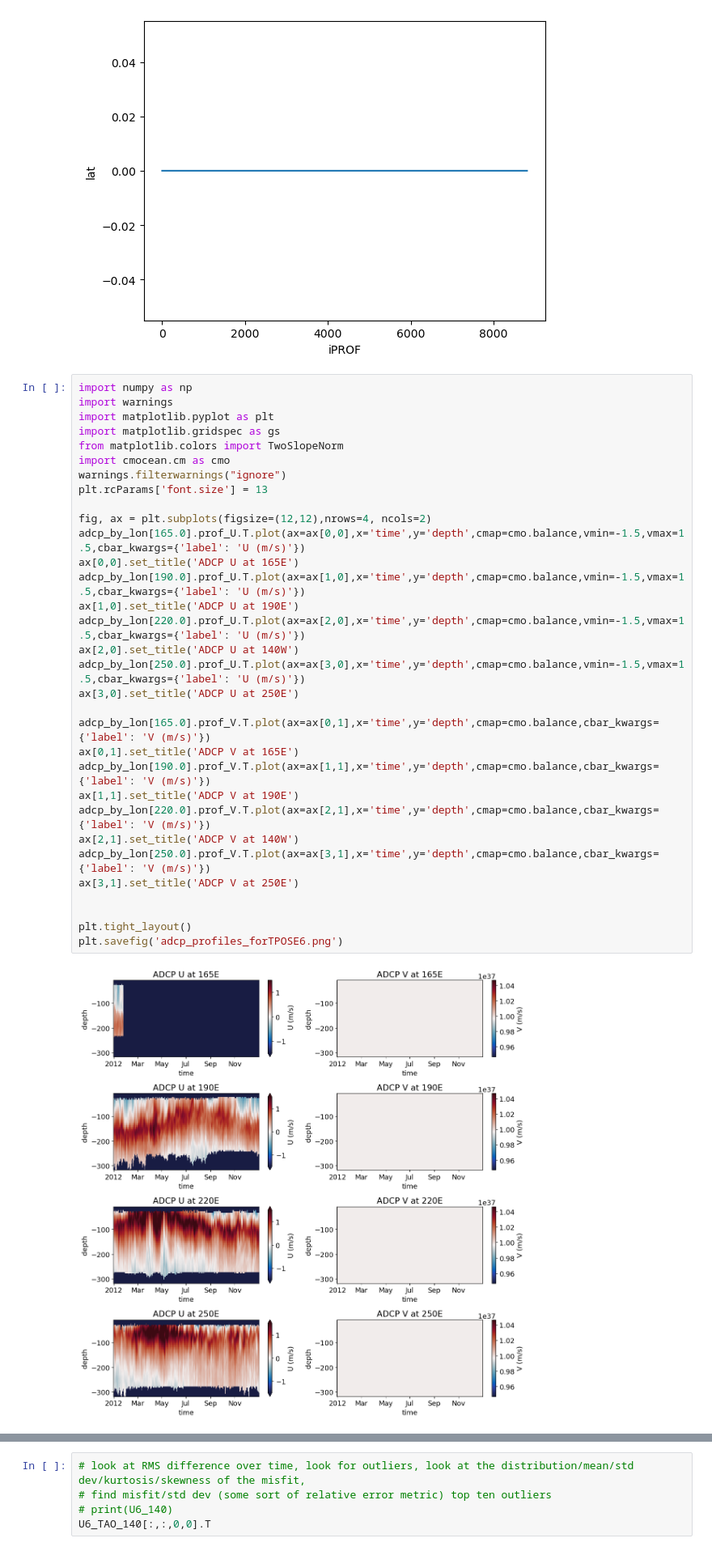
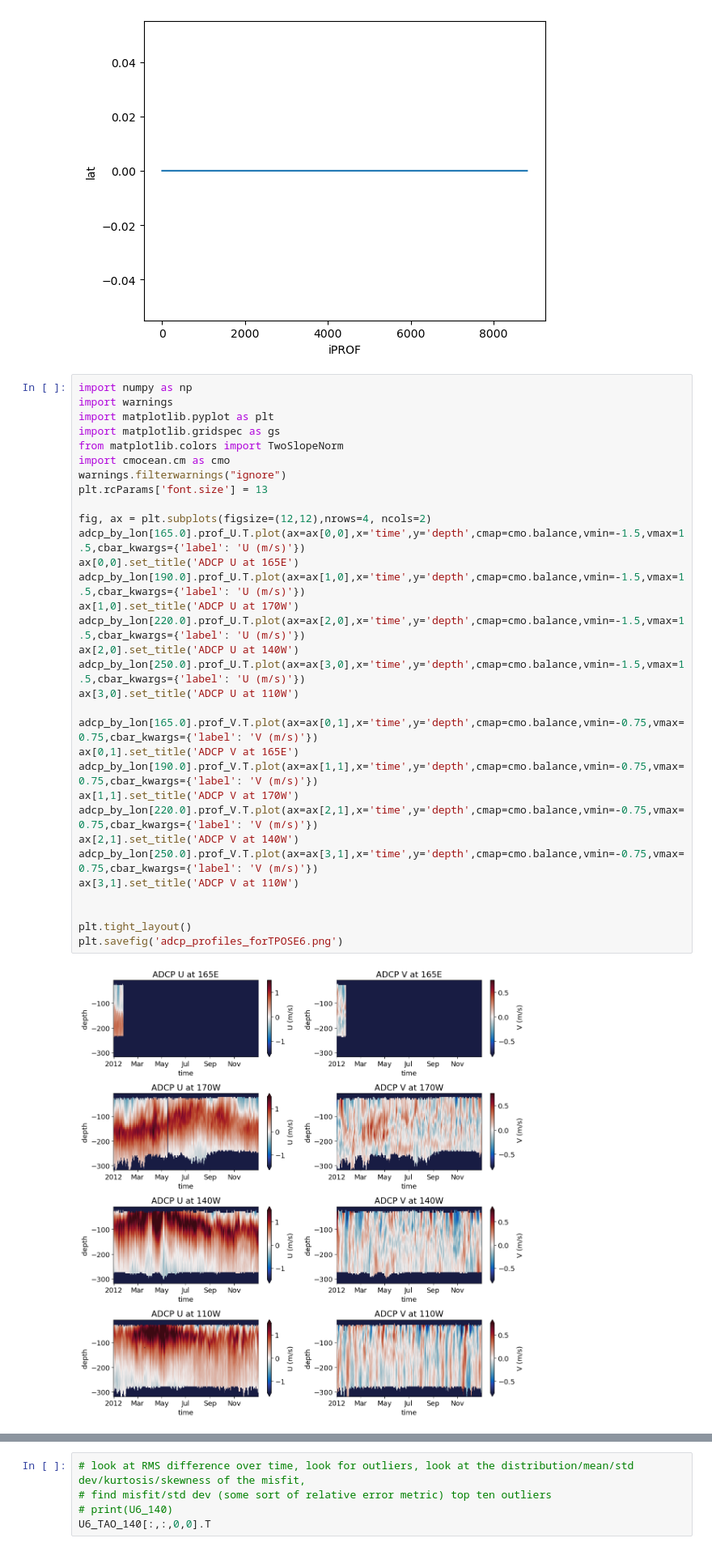
Before and after one commit to eldavenport/TPOSE6_VelocityAssim, a Jupyter notebook: Iter0/VelocityMisft/TPOSE_prof_velocity_misfit.ipynb, the cells around one changed output, grey strips where cells are left out. Shown at 81% size. Drawn from its saved outputs; the diff is of its cells as text.

```diff
--- a/Iter0/VelocityMisft/TPOSE_prof_velocity_misfit.ipynb
+++ b/Iter0/VelocityMisft/TPOSE_prof_velocity_misfit.ipynb
@@ -116,37 +119,37 @@ cur_by_lon[190.0].lat.plot()
 # %%
 import numpy as np
 import warnings
 import matplotlib.pyplot as plt
 import matplotlib.gridspec as gs
 from matplotlib.colors import TwoSlopeNorm
 import cmocean.cm as cmo
 warnings.filterwarnings("ignore")
 plt.rcParams['font.size'] = 13
 
 fig, ax = plt.subplots(figsize=(12,12),nrows=4, ncols=2)
 adcp_by_lon[165.0].prof_U.T.plot(ax=ax[0,0],x='time',y='depth',cmap=cmo.balance,vmin=-1.5,vmax=1.5,cbar_kwargs={'label': 'U (m/s)'})
 ax[0,0].set_title('ADCP U at 165E')
 adcp_by_lon[190.0].prof_U.T.plot(ax=ax[1,0],x='time',y='depth',cmap=cmo.balance,vmin=-1.5,vmax=1.5,cbar_kwargs={'label': 'U (m/s)'})
-ax[1,0].set_title('ADCP U at 190E')
+ax[1,0].set_title('ADCP U at 170W')
 adcp_by_lon[220.0].prof_U.T.plot(ax=ax[2,0],x='time',y='depth',cmap=cmo.balance,vmin=-1.5,vmax=1.5,cbar_kwargs={'label': 'U (m/s)'})
 ax[2,0].set_title('ADCP U at 140W')
 adcp_by_lon[250.0].prof_U.T.plot(ax=ax[3,0],x='time',y='depth',cmap=cmo.balance,vmin=-1.5,vmax=1.5,cbar_kwargs={'label': 'U (m/s)'})
-ax[3,0].set_title('ADCP U at 250E')
+ax[3,0].set_title('ADCP U at 110W')
 
-adcp_by_lon[165.0].prof_V.T.plot(ax=ax[0,1],x='time',y='depth',cmap=cmo.balance,cbar_kwargs={'label': 'V (m/s)'})
+adcp_by_lon[165.0].prof_V.T.plot(ax=ax[0,1],x='time',y='depth',cmap=cmo.balance,vmin=-0.75,vmax=0.75,cbar_kwargs={'label': 'V (m/s)'})
 ax[0,1].set_title('ADCP V at 165E')
-adcp_by_lon[190.0].prof_V.T.plot(ax=ax[1,1],x='time',y='depth',cmap=cmo.balance,cbar_kwargs={'label': 'V (m/s)'})
-ax[1,1].set_title('ADCP V at 190E')
-adcp_by_lon[220.0].prof_V.T.plot(ax=ax[2,1],x='time',y='depth',cmap=cmo.balance,cbar_kwargs={'label': 'V (m/s)'})
+adcp_by_lon[190.0].prof_V.T.plot(ax=ax[1,1],x='time',y='depth',cmap=cmo.balance,vmin=-0.75,vmax=0.75,cbar_kwargs={'label': 'V (m/s)'})
+ax[1,1].set_title('ADCP V at 170W')
+adcp_by_lon[220.0].prof_V.T.plot(ax=ax[2,1],x='time',y='depth',cmap=cmo.balance,vmin=-0.75,vmax=0.75,cbar_kwargs={'label': 'V (m/s)'})
 ax[2,1].set_title('ADCP V at 140W')
-adcp_by_lon[250.0].prof_V.T.plot(ax=ax[3,1],x='time',y='depth',cmap=cmo.balance,cbar_kwargs={'label': 'V (m/s)'})
-ax[3,1].set_title('ADCP V at 250E')
+adcp_by_lon[250.0].prof_V.T.plot(ax=ax[3,1],x='time',y='depth',cmap=cmo.balance,vmin=-0.75,vmax=0.75,cbar_kwargs={'label': 'V (m/s)'})
+ax[3,1].set_title('ADCP V at 110W')
 
 
 plt.tight_layout()
 plt.savefig('adcp_profiles_forTPOSE6.png')
 # %% [output]
-[figure, old version]
+[figure, new version]
 # %%
 fig, ax = plt.subplots(figsize=(12,9),nrows=3, ncols=2)
 cur_by_lon[147.0].prof_U.T.plot(ax=ax[0,0],x='time',y='depth',cmap=cmo.balance,vmin=-1.5,vmax=1.5,cbar_kwargs={'label': 'U (m/s)'})
```
Also changed, not shown: parts of 13 cells of this notebook, 14 other files.
